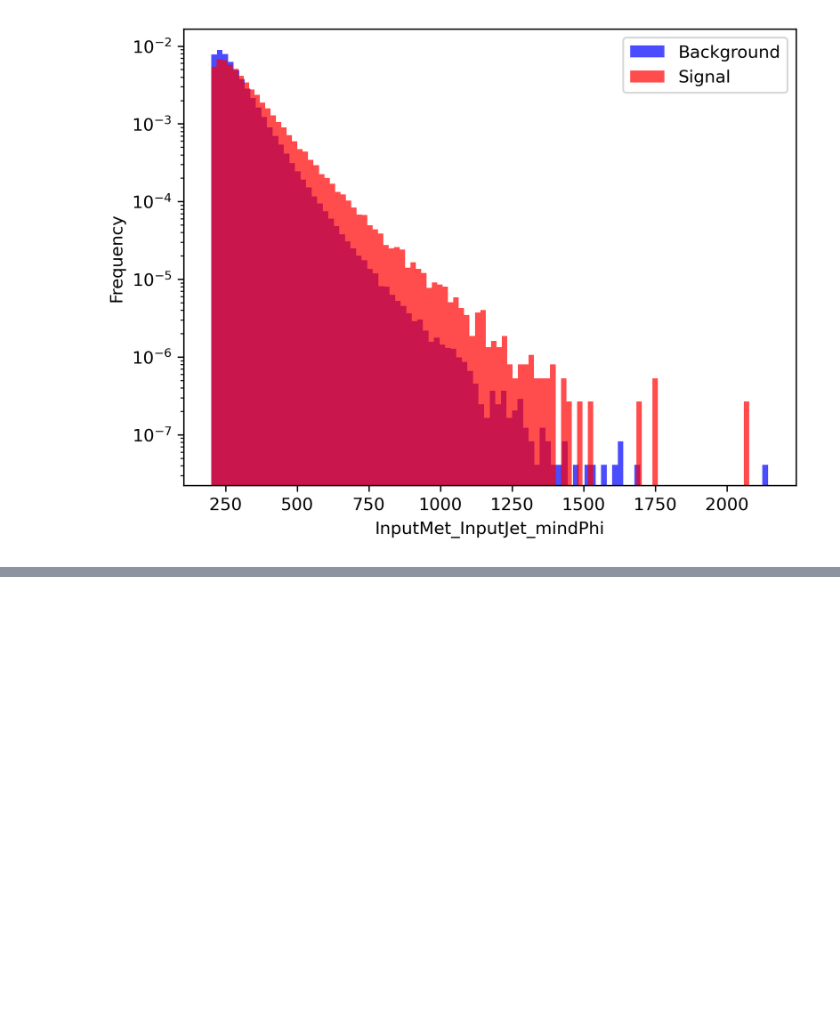
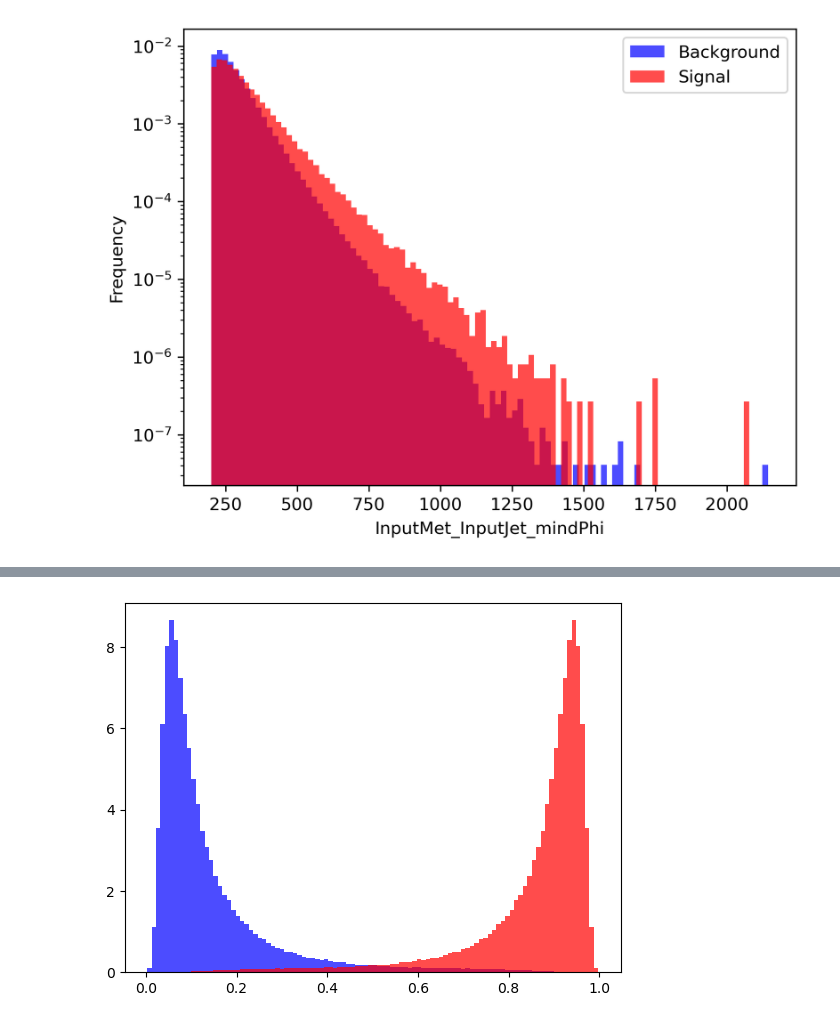
Before and after one commit to inigostibbe/msciproject, a Jupyter notebook: initialanalysis.ipynb, the cells around one changed output, grey strips where cells are left out. Saved outputs shown, nothing was run; the diff lists cells and outputs as text; code cells hidden in the pictures; blank space fills up the shorter version.

```diff
--- a/initialanalysis.ipynb
+++ b/initialanalysis.ipynb
@@ -96,0 +177,9 @@ plt.legend(loc='upper right')
+# %%
+plt.hist(y_proba[:,1], bins=100, alpha=0.7, label='Signal', color='blue', density=True)
+plt.hist((1-y_proba[:,1]), bins=100, alpha=0.7, label='Signal', color='red', density=True)
+
+plt.show()
+
+# Plot the
+# %% [output]
+[figure, added]
```
Also changed, not shown: parts of 3 cells of this notebook.
